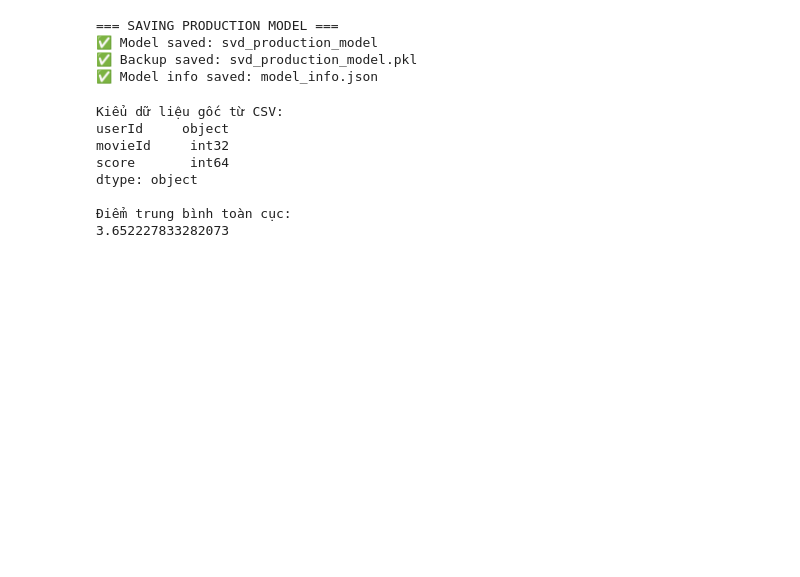
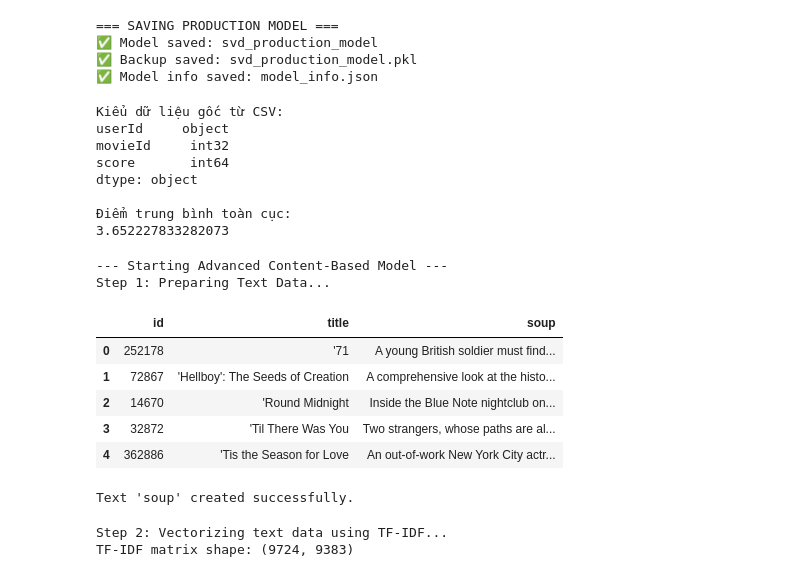
Before and after one commit to quocanwyf/cinemate-recommendation-engine, a Jupyter notebook: 01-EDA-and-SVD-Training.ipynb, the cells around one changed output. Cells and saved outputs as stored; diff of their text form; code cells hidden in the pictures; blank space fills up the shorter version.

Commit message:
feat: update contentbased advanced tfidf and cosine similarity with models sh (drive gg)

```diff
--- a/01-EDA-and-SVD-Training.ipynb
+++ b/01-EDA-and-SVD-Training.ipynb
@@ -409,3 +409,54 @@ dtype: object
 
 Điểm trung bình toàn cục:
 3.652227833282073
+# %%
+print("--- Starting Advanced Content-Based Model ---")
+print("Step 1: Preparing Text Data...")
+
+# Tải lại dữ liệu movies nếu cần
+# Chúng ta cần thêm 'overview' và các thông tin khác
+movies_full_df = pd.read_sql('SELECT * FROM "Movie";', engine)
+genres_df = pd.read_sql('SELECT * FROM "MovieGenre" JOIN "Genre" ON "MovieGenre"."genreId" = "Genre"."id";', engine)
+
+# Xử lý genres: Gom các thể loại của mỗi phim thành một chuỗi
+genres_per_movie = genres_df.groupby('movieId')['name'].apply(lambda x: ' '.join(x.str.replace(' ', ''))).reset_index()
+genres_per_movie.rename(columns={'name': 'genres_str'}, inplace=True)
+
+# Gộp dữ liệu lại
+movies_full_df = pd.merge(movies_full_df, genres_per_movie, left_on='id', right_on='movieId', how='left')
+movies_full_df['genres_str'] = movies_full_df['genres_str'].fillna('')
+
+# Tạo cột 'soup' (siêu văn bản)
+# Chúng ta sẽ dùng overview và genres
+movies_full_df['soup'] = movies_full_df['overview'] + ' ' + movies_full_df['genres_str']
+movies_full_df['soup'] = movies_full_df['soup'].fillna('')
+
+display(movies_full_df[['id', 'title', 'soup']].head())
+print("Text 'soup' created successfully.")
+# %% [output]
+--- Starting Advanced Content-Based Model ---
+Step 1: Preparing Text Data...
+|  | id | title | soup |
+| 0 | 252178 | '71 | A young British soldier must find... |
+| 1 | 72867 | 'Hellboy': The Seeds of Creation | A comprehensive look at the histo... |
+| 2 | 14670 | 'Round Midnight | Inside the Blue Note nightclub on... |
+| 3 | 32872 | 'Til There Was You | Two strangers, whose paths are al... |
+| 4 | 362886 | 'Tis the Season for Love | An out-of-work New York City actr... |
+Text 'soup' created successfully.
+# %%
+from sklearn.feature_extraction.text import TfidfVectorizer
+
+print("\nStep 2: Vectorizing text data using TF-IDF...")
+
+# Khởi tạo TfidfVectorizer
+# stop_words='english': Loại bỏ các từ vô nghĩa trong tiếng Anh (the, a, an...)
+tfidf = TfidfVectorizer(stop_words='english')
+
+# Fit và transform cột 'soup'
+# Kết quả là một ma trận thưa (sparse matrix)
+tfidf_matrix = tfidf.fit_transform(movies_full_df['soup'])
+
+print("TF-IDF matrix shape:", tfidf_matrix.shape)
+# %% [output]
+Step 2: Vectorizing text data using TF-IDF...
+TF-IDF matrix shape: (9724, 9383)
```
Also changed, not shown: parts of 1 cell of this notebook, 3 other files.
